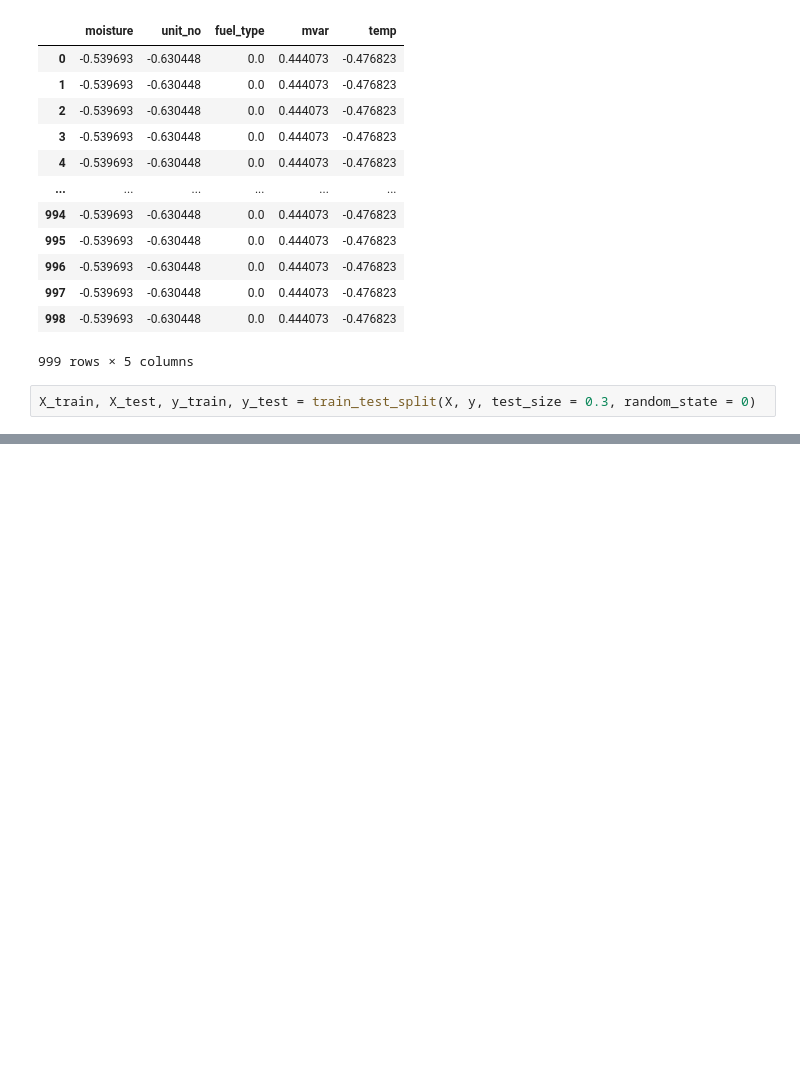
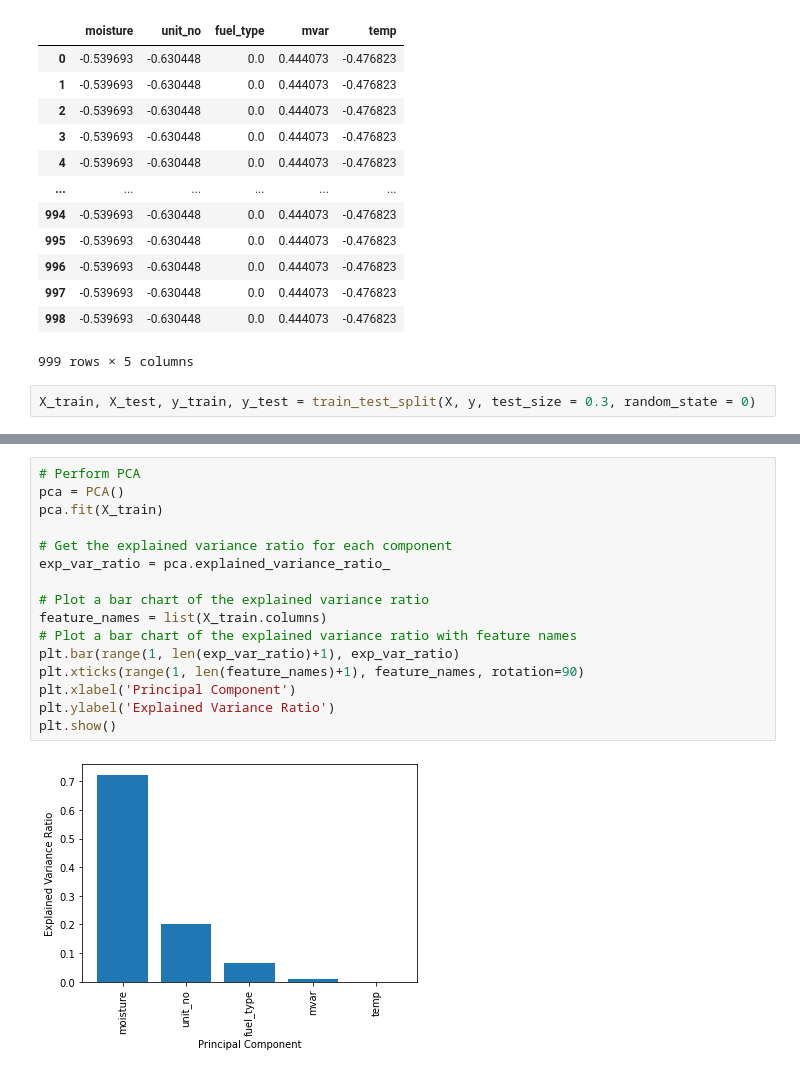
Before and after one commit to reza-pishva/6-MachineLearning-Python, a Jupyter notebook: Projects/EstimatePowerProduction.ipynb, the cells around one changed output, grey strips where cells are left out. Cells and saved outputs as stored; diff of their text form; blank space fills up the shorter version.

```diff
--- a/Projects/EstimatePowerProduction.ipynb
+++ b/Projects/EstimatePowerProduction.ipynb
@@ -238,0 +244,18 @@ plt.show()
+# %%
+# Perform PCA
+pca = PCA()
+pca.fit(X_train)
+
+# Get the explained variance ratio for each component
+exp_var_ratio = pca.explained_variance_ratio_
+
+# Plot a bar chart of the explained variance ratio
+feature_names = list(X_train.columns)
+# Plot a bar chart of the explained variance ratio with feature names
+plt.bar(range(1, len(exp_var_ratio)+1), exp_var_ratio)
+plt.xticks(range(1, len(feature_names)+1), feature_names, rotation=90)
+plt.xlabel('Principal Component')
+plt.ylabel('Explained Variance Ratio')
+plt.show()
+# %% [output]
+[figure, added]
```
Also changed, not shown: parts of 20 cells of this notebook.
